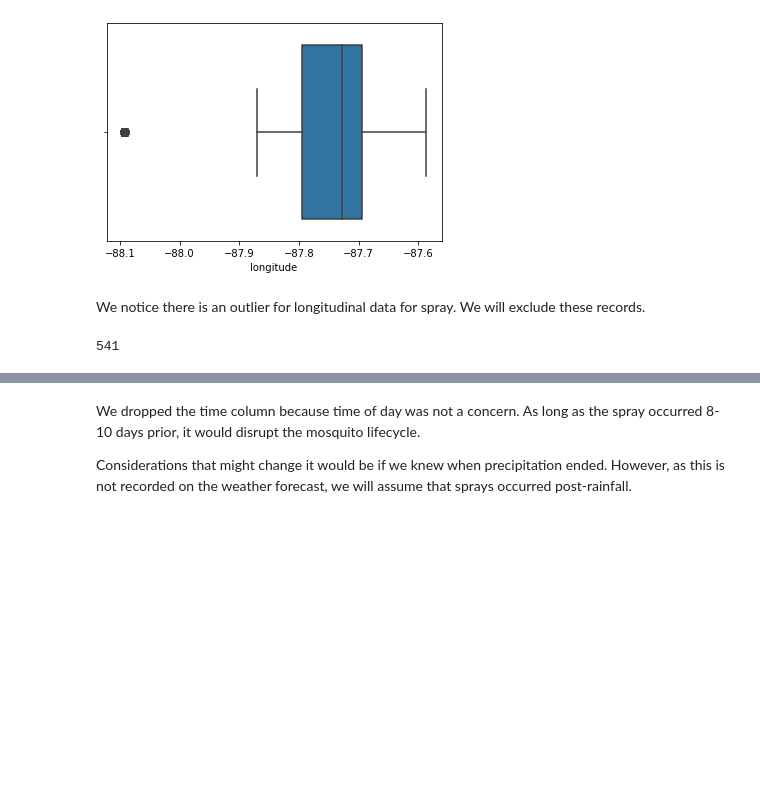
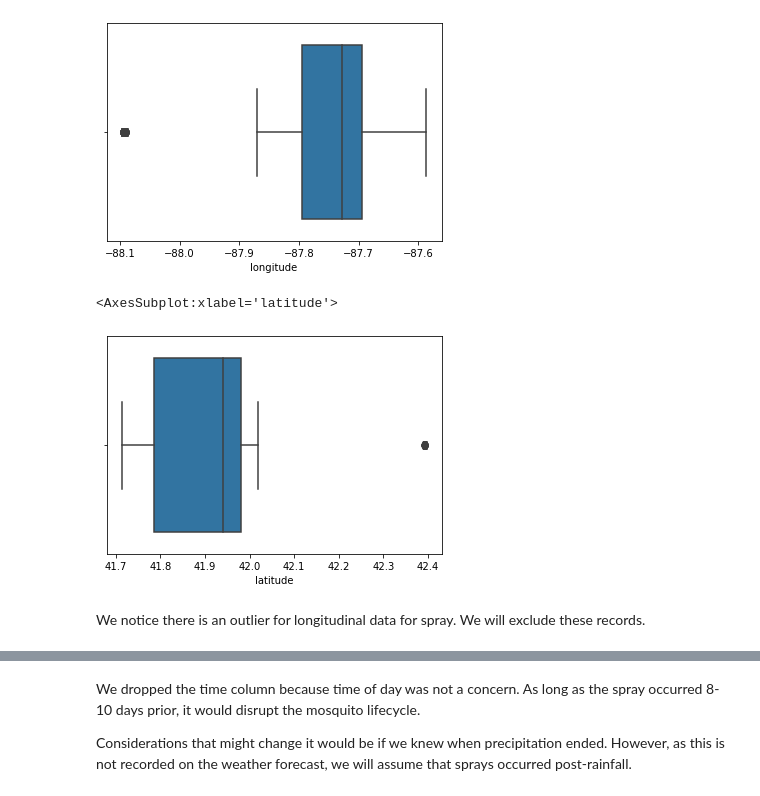
Before and after one commit to kkhalis/project_4, a Jupyter notebook: Project 4 - West Nile Virus Prediction_master.ipynb, the cells around one changed output, grey strips where cells are left out. Cells and saved outputs as stored; diff of their text form; code cells hidden in the pictures; blank space fills up the shorter version.

```diff
--- a/Project 4 - West Nile Virus Prediction_master.ipynb
+++ b/Project 4 - West Nile Virus Prediction_master.ipynb
@@ -362,6 +375,11 @@ sns.boxplot(data=spray, x='longitude')
 # %% [output]
 <AxesSubplot:xlabel='longitude'>
 [figure]
+# %%
+sns.boxplot(data=spray, x='latitude')
+# %% [output]
+<AxesSubplot:xlabel='latitude'>
+[figure, added]
 # %% [markdown]
 We notice there is an outlier for longitudinal data for spray. We will exclude these records.
 # %%
@@ -369,4 +387,0 @@ spray_clean = spray[spray['longitude'] > -88]
-# %%
-spray.duplicated().sum()
-# %% [output]
-541
```
Also changed, not shown: parts of 86 cells of this notebook.
